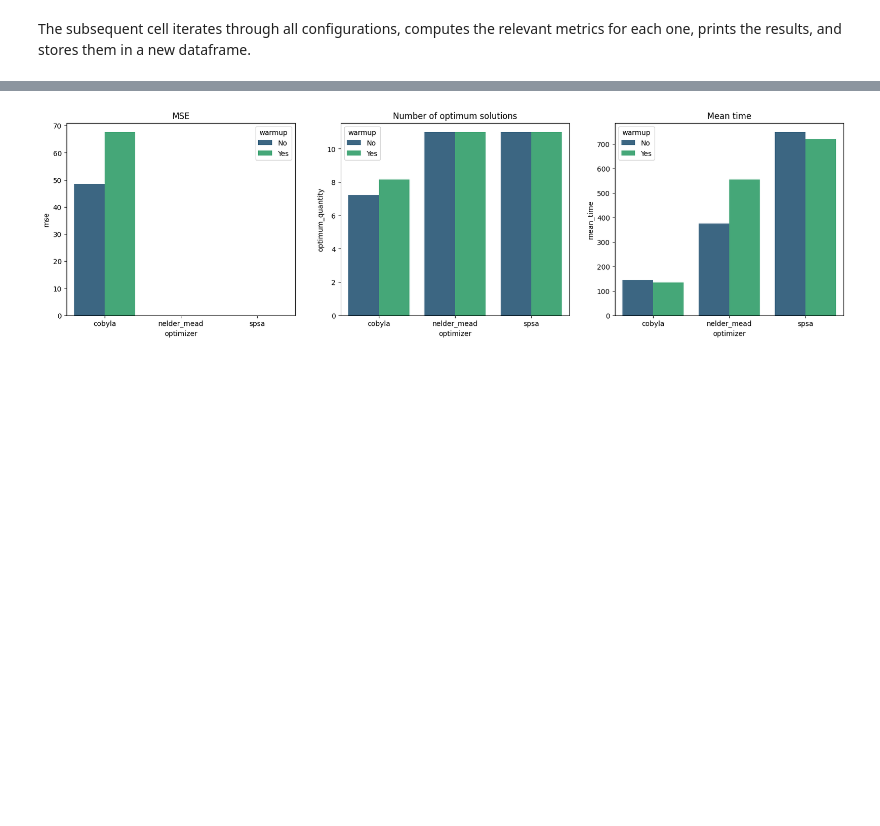
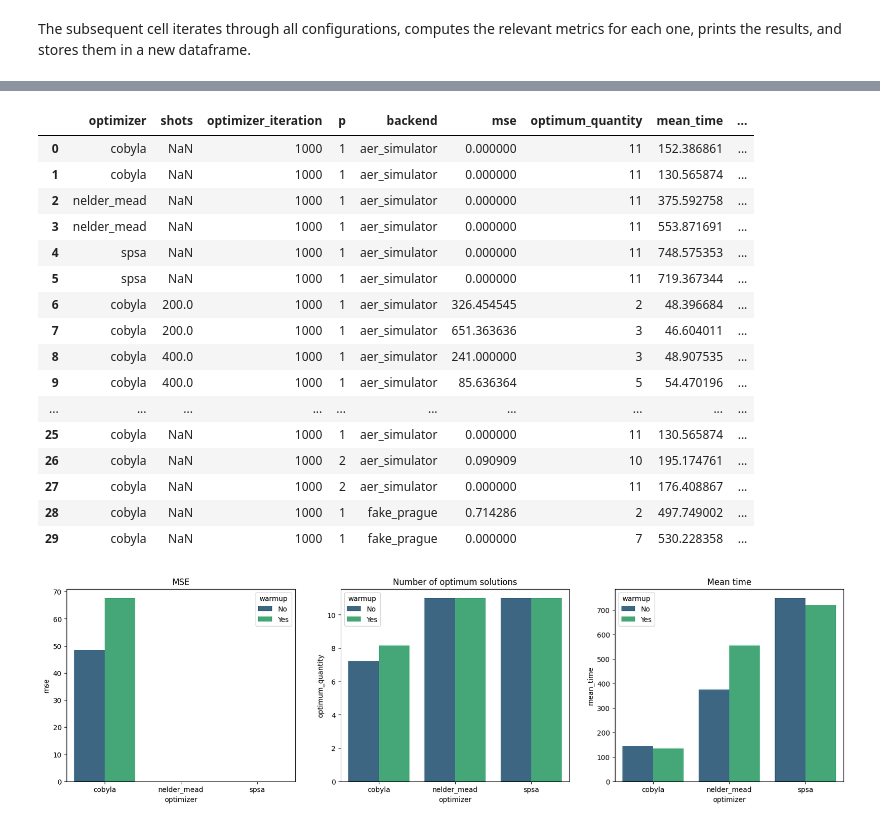
Before and after one commit to epi-xel/hybrid-classic-quantum-computing, a Jupyter notebook: Assignment_3/3rd_assignment_hcqs.ipynb, the cells around one changed output, grey strips where cells are left out. Cells and saved outputs as stored; diff of their text form; code cells hidden in the pictures; blank space fills up the shorter version.

```diff
--- a/Assignment_3/3rd_assignment_hcqs.ipynb
+++ b/Assignment_3/3rd_assignment_hcqs.ipynb
@@ -1115,6 +1115,26 @@ def plot_results(df):
     features = ['optimizer', 'shots', 'optimizer_iteration', 'p', 'backend']
     for feature in features:
        plot_feature(df, feature)
+# %%
+pd.DataFrame(results)
+# %% [output]
+|  | optimizer | shots | optimizer_iteration | p | backend | mse | optimum_quantity | mean_time | ... |
+| 0 | cobyla | NaN | 1000 | 1 | aer_simulator | 0.000000 | 11 | 152.386861 | ... |
+| 1 | cobyla | NaN | 1000 | 1 | aer_simulator | 0.000000 | 11 | 130.565874 | ... |
+| 2 | nelder_mead | NaN | 1000 | 1 | aer_simulator | 0.000000 | 11 | 375.592758 | ... |
+| 3 | nelder_mead | NaN | 1000 | 1 | aer_simulator | 0.000000 | 11 | 553.871691 | ... |
+| 4 | spsa | NaN | 1000 | 1 | aer_simulator | 0.000000 | 11 | 748.575353 | ... |
+| 5 | spsa | NaN | 1000 | 1 | aer_simulator | 0.000000 | 11 | 719.367344 | ... |
+| 6 | cobyla | 200.0 | 1000 | 1 | aer_simulator | 326.454545 | 2 | 48.396684 | ... |
+| 7 | cobyla | 200.0 | 1000 | 1 | aer_simulator | 651.363636 | 3 | 46.604011 | ... |
+| 8 | cobyla | 400.0 | 1000 | 1 | aer_simulator | 241.000000 | 3 | 48.907535 | ... |
+| 9 | cobyla | 400.0 | 1000 | 1 | aer_simulator | 85.636364 | 5 | 54.470196 | ... |
+| ... | ... | ... | ... | ... | ... | ... | ... | ... | ... |
+| 25 | cobyla | NaN | 1000 | 1 | aer_simulator | 0.000000 | 11 | 130.565874 | ... |
+| 26 | cobyla | NaN | 1000 | 2 | aer_simulator | 0.090909 | 10 | 195.174761 | ... |
+| 27 | cobyla | NaN | 1000 | 2 | aer_simulator | 0.000000 | 11 | 176.408867 | ... |
+| 28 | cobyla | NaN | 1000 | 1 | fake_prague | 0.714286 | 2 | 497.749002 | ... |
+| 29 | cobyla | NaN | 1000 | 1 | fake_prague | 0.000000 | 7 | 530.228358 | ... |
 # %%
 plot_results(pd.DataFrame(results))
 # %% [output]
```
Also changed, not shown: parts of 1 cell of this notebook.
